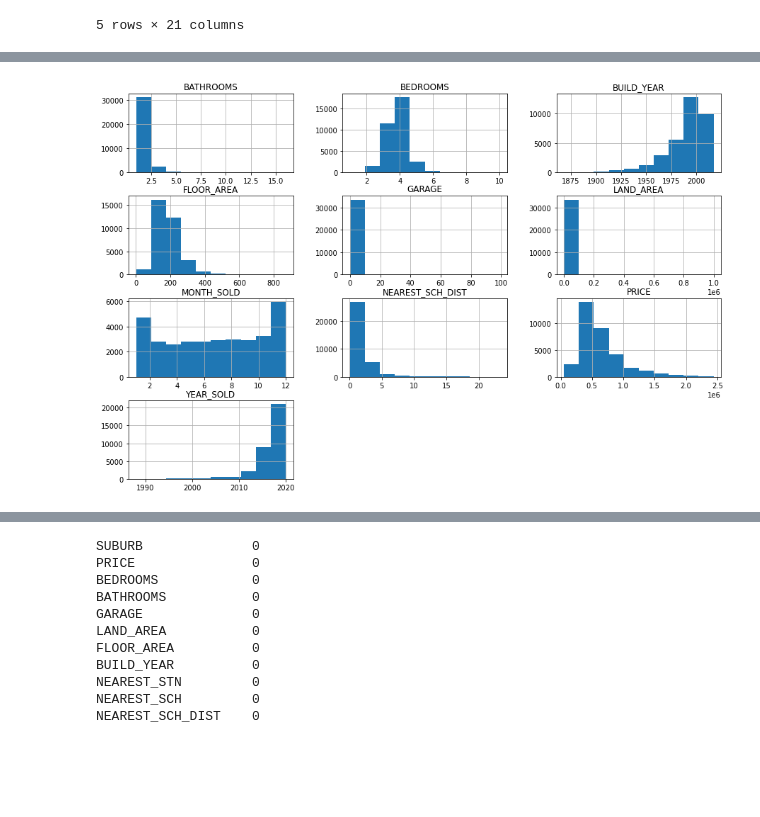
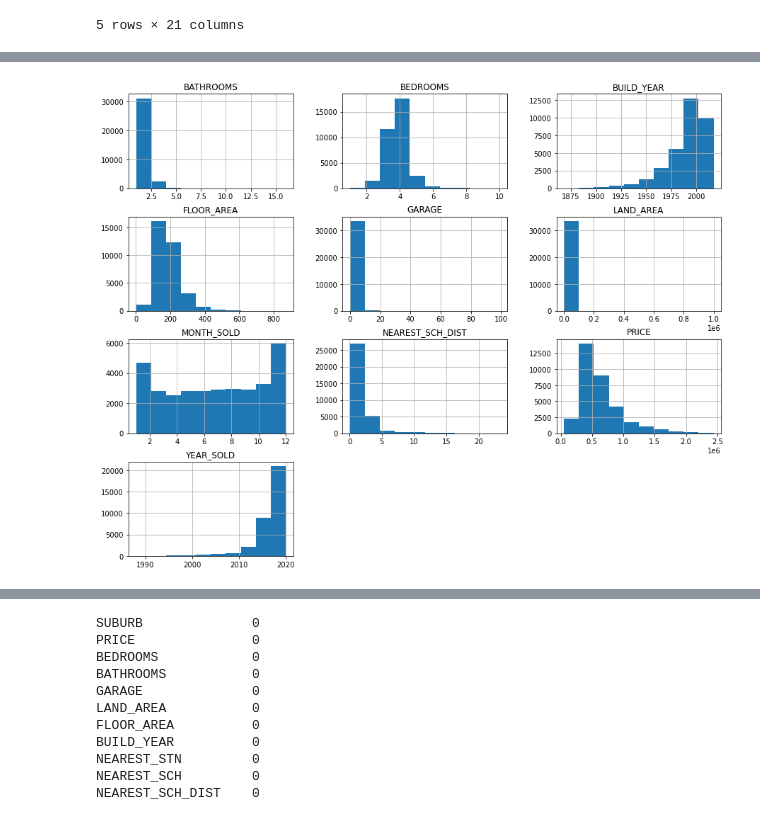
Before and after one commit to TroyFoote/Exploring_Perth_House_Prices, a Jupyter notebook: Perth_House_Prices_Linear.ipynb, the cells around one changed output, grey strips where cells are left out. Cells and saved outputs as stored; diff of their text form; code cells hidden in the pictures; blank space fills up the shorter version.

```diff
--- a/Perth_House_Prices_Linear.ipynb
+++ b/Perth_House_Prices_Linear.ipynb
@@ -193,7 +193,7 @@ perth_houses_cleaned_df.head()
 | 4 | Lockridge | 325000 | 4 | 1 | 2 | 466 | 131 | 1998 | Bassendean Station | ... |
 # %%
 # Show histogram for all columns
-perth_houses_cleaned_df.hist(figsize= (15,10))
+perth_houses_cleaned_df.hist(figsize= (15,12))
 plt.savefig("images/Cleaned_Histogram.png")
 # %% [output]
-[figure, old version]
+[figure, new version]
```
Also changed, not shown: parts of 6 cells of this notebook, 2 other files.
